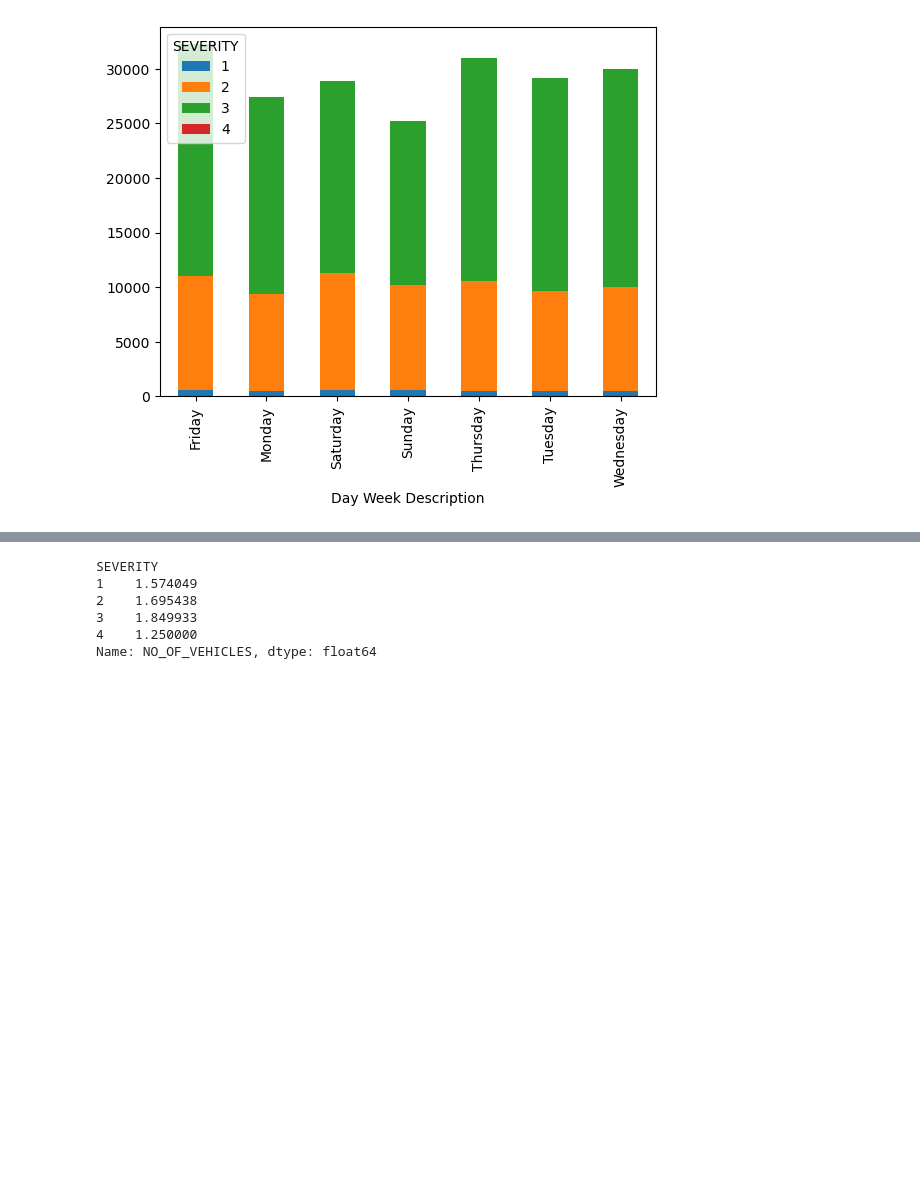
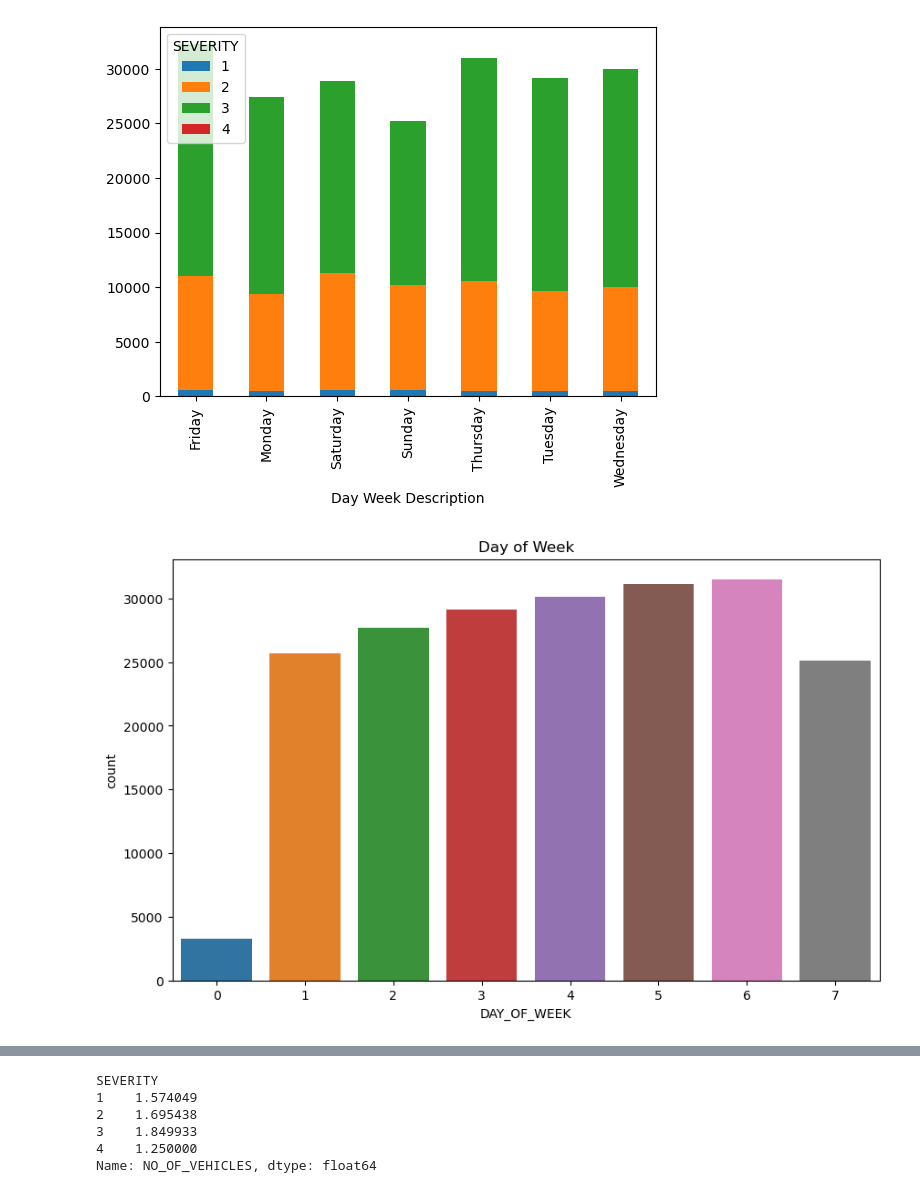
Before and after one commit to EwokOwie/vic_crashes, a Jupyter notebook: vic_crashes.ipynb, the cells around one changed output, grey strips where cells are left out. Drawn from its saved outputs; the diff is of its cells as text; code cells hidden in the pictures; blank space fills up the shorter version.

```diff
--- a/vic_crashes.ipynb
+++ b/vic_crashes.ipynb
@@ -125,3 +136,7 @@ pd.crosstab(df['Day Week Description'], df['SEVERITY']).plot(kind='bar', stacked
 # %% [output]
 <Axes: xlabel='Day Week Description'>
 [figure]
+# %%
+plot_col('DAY_OF_WEEK', 'Day of Week')
+# %% [output]
+[figure, added]
```
Also changed, not shown: parts of 11 cells of this notebook, 1 other file.
